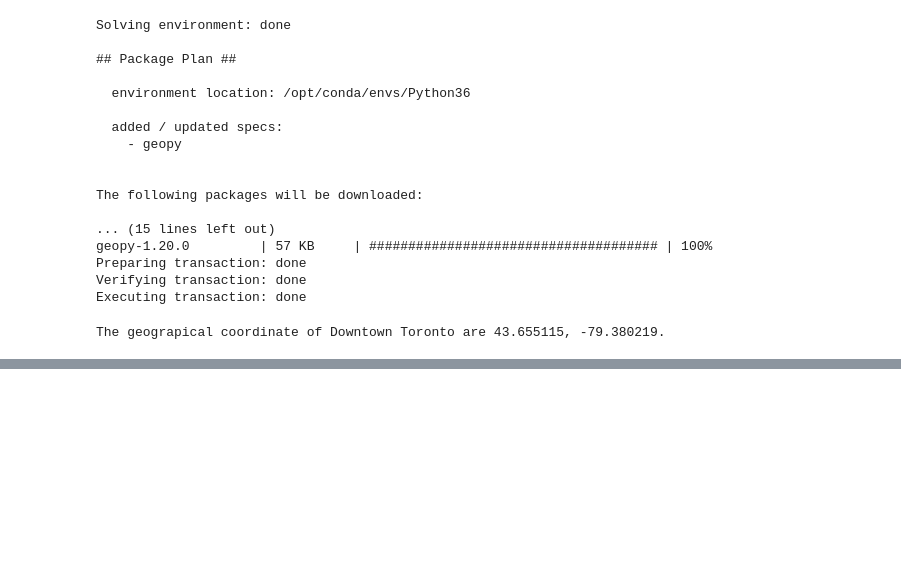
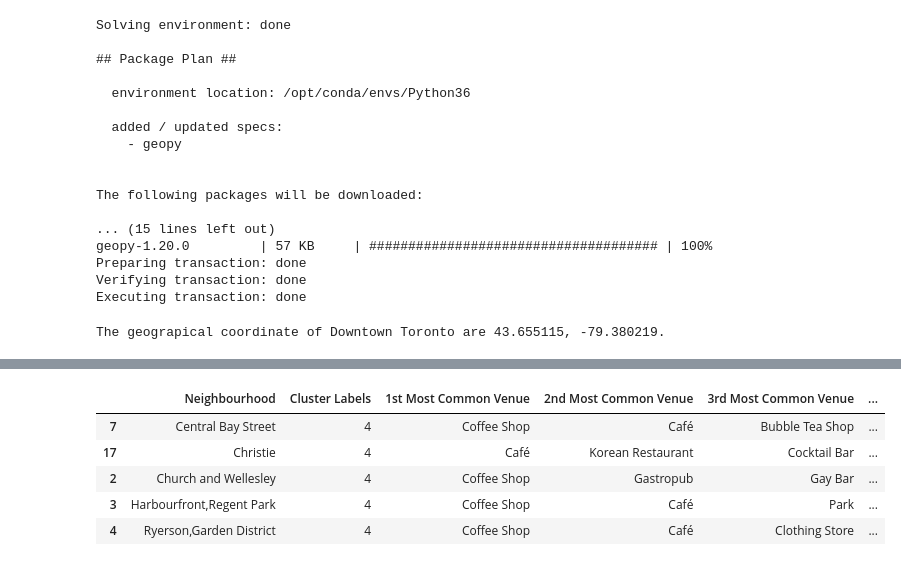
Before and after one commit to HodaMYoung/CapstonProject, a Jupyter notebook: Week3_Problem3.ipynb, the cells around one changed output, grey strips where cells are left out. Drawn from its saved outputs; the diff is of its cells as text; code cells hidden in the pictures; blank space fills up the shorter version.

```diff
--- a/Week3_Problem3.ipynb
+++ b/Week3_Problem3.ipynb
@@ -481,0 +513,9 @@ map_clusters
+# %%
+Toronto_Neighbourhood.loc[Toronto_Neighbourhood['Cluster Labels'] == 4, Toronto_Neighbourhood.columns[[2] + list(range(5, Toronto_Neighbourhood.shape[1]))]]
+# %% [output]
+|  | Neighbourhood | Cluster Labels | 1st Most Common Venue | 2nd Most Common Venue | 3rd Most Common Venue | ... |
+| 7 | Central Bay Street | 4 | Coffee Shop | Café | Bubble Tea Shop | ... |
+| 17 | Christie | 4 | Café | Korean Restaurant | Cocktail Bar | ... |
+| 2 | Church and Wellesley | 4 | Coffee Shop | Gastropub | Gay Bar | ... |
+| 3 | Harbourfront,Regent Park | 4 | Coffee Shop | Café | Park | ... |
+| 4 | Ryerson,Garden District | 4 | Coffee Shop | Café | Clothing Store | ... |
```
Also changed, not shown: parts of 5 cells of this notebook.
